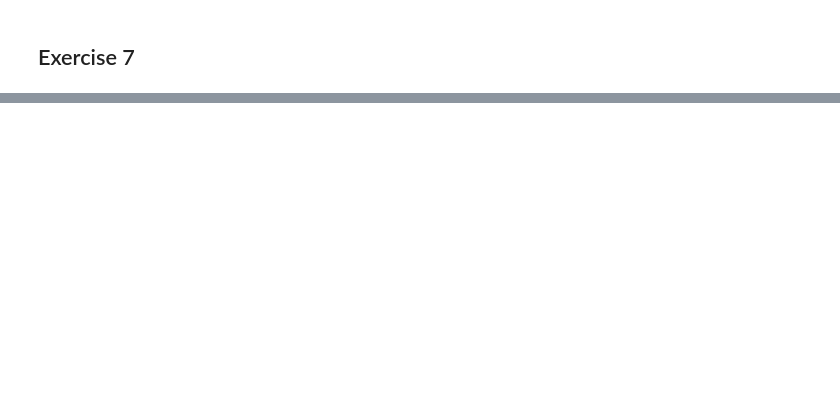
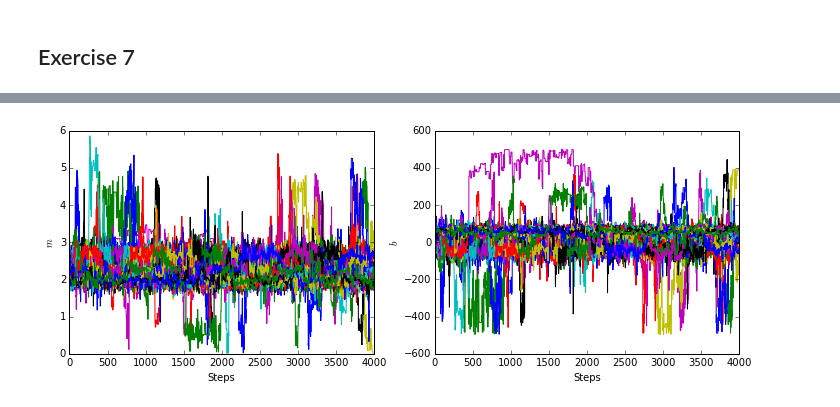
Before and after one commit to nhuntwalker/data_analysis_recipes, a Jupyter notebook: worked_exercises.ipynb, the cells around one changed output, grey strips where cells are left out. Drawn from its saved outputs; the diff is of its cells as text; code cells hidden in the pictures; blank space fills up the shorter version.

```diff
--- a/worked_exercises.ipynb
+++ b/worked_exercises.ipynb
@@ -271 +293,10 @@ Solve Exercise 6, but now plot the fully marginalized (over $m$, $b$, $V_b$, $Y_
 Now repeat the problem, but dividing all the data uncertainty variances $\sigma_{yi}^2$ by 4 (or dividing the uncertainties $\sigma_{yi}$ by 2). Again plot the fully marginalized posterior distribution function for parameter $P_b$. Discuss.
+# %%
+guesses = np.array([1, 200, 0.5, 1, 1])
+ndim, nwalkers = len(guesses), 100
+
+pos = [guesses + 1e-4*np.random.randn(ndim) for i in range(nwalkers)]
+# %%
+sampler = emcee.EnsembleSampler(nwalkers, ndim, log_posterior, args=(x, y, dy * 0.5))
+n_steps = 5000
+sampler.run_mcmc(pos, n_steps);
@@ -271,0 +321,17 @@ Now repeat the problem, but dividing all the data uncertainty variances $\sigma_
+# %%
+samples = sampler.chain[:, 1000:, :]#.reshape((-1, ndim))
+# %%
+plt.figure(figsize=(12,4))
+plt.subplot(121)
+plt.plot(samples[:,:,0].T)
+plt.ylabel("$m$")
+plt.xlabel("Steps")
+
+plt.subplot(122)
+plt.plot(samples[:,:,1].T)
+plt.ylabel("$b$")
+plt.xlabel("Steps")
+
+plt.show()
+# %% [output]
+[figure, added]
```
Also changed, not shown: parts of 12 cells of this notebook.
